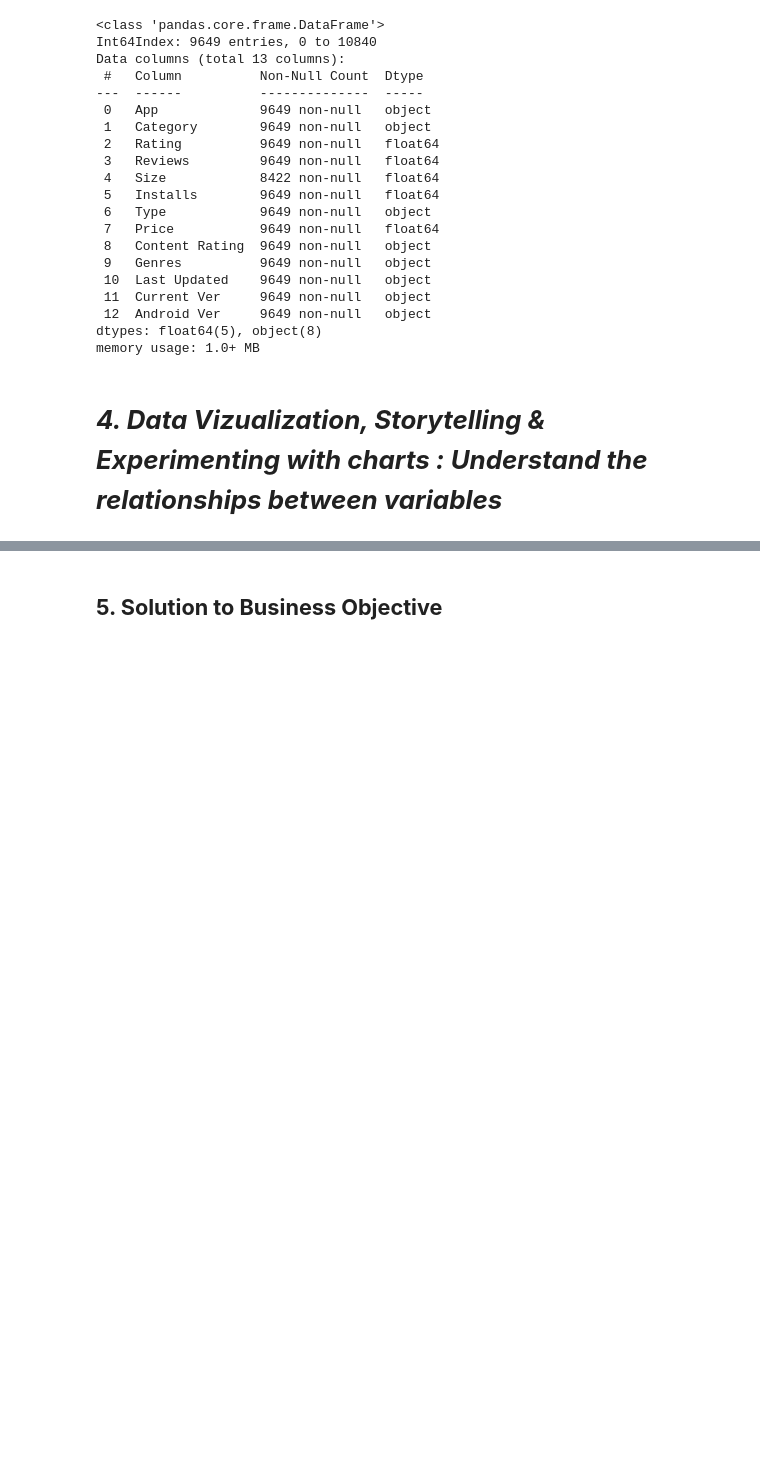
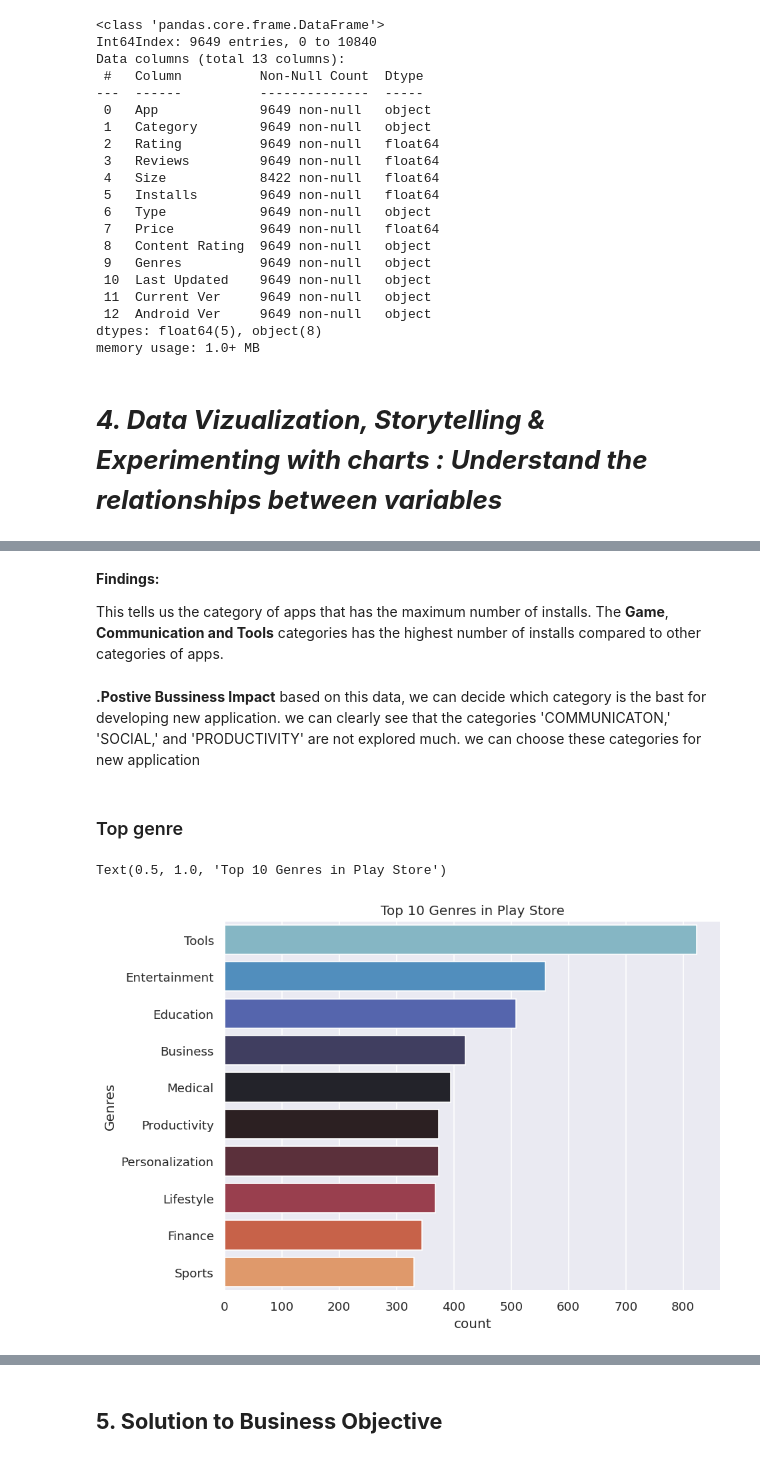
Before and after one commit to hbansal27/Google_Play_Store_Apps_Ratings_EDA, a Jupyter notebook: Play_Store_App_Review_Analysis_EDA.ipynb, the cells around one changed output, grey strips where cells are left out. Drawn from its saved outputs; the diff is of its cells as text; code cells hidden in the pictures; blank space fills up the shorter version.

```diff
--- a/Play_Store_App_Review_Analysis_EDA.ipynb
+++ b/Play_Store_App_Review_Analysis_EDA.ipynb
@@ -1137,0 +974,16 @@ Answer Here
+# %% [markdown]
+**Findings:**
+
+This tells us the category of apps that has the maximum number of installs. The **Game**, **Communication and Tools** categories has the highest number of installs compared to other categories of apps.
+# %% [markdown]
+**.Postive Bussiness Impact**
+based on this data,  we can decide which category is the bast for developing new application. we can clearly see that the categories 'COMMUNICATON,' 'SOCIAL,' and 'PRODUCTIVITY' are not explored much. we can choose these categories for new application
+# %% [markdown]
+### Top genre
+# %%
+plt.figure(figsize = (8,6))
+sns.countplot(y='Genres',order = ps_data['Genres'].value_counts().index[0:10],data = ps_data,palette='icefire')
+plt.title('Top 10 Genres in Play Store')
+# %% [output]
+Text(0.5, 1.0, 'Top 10 Genres in Play Store')
+[figure, added]
```
Also changed, not shown: parts of 169 cells of this notebook.
